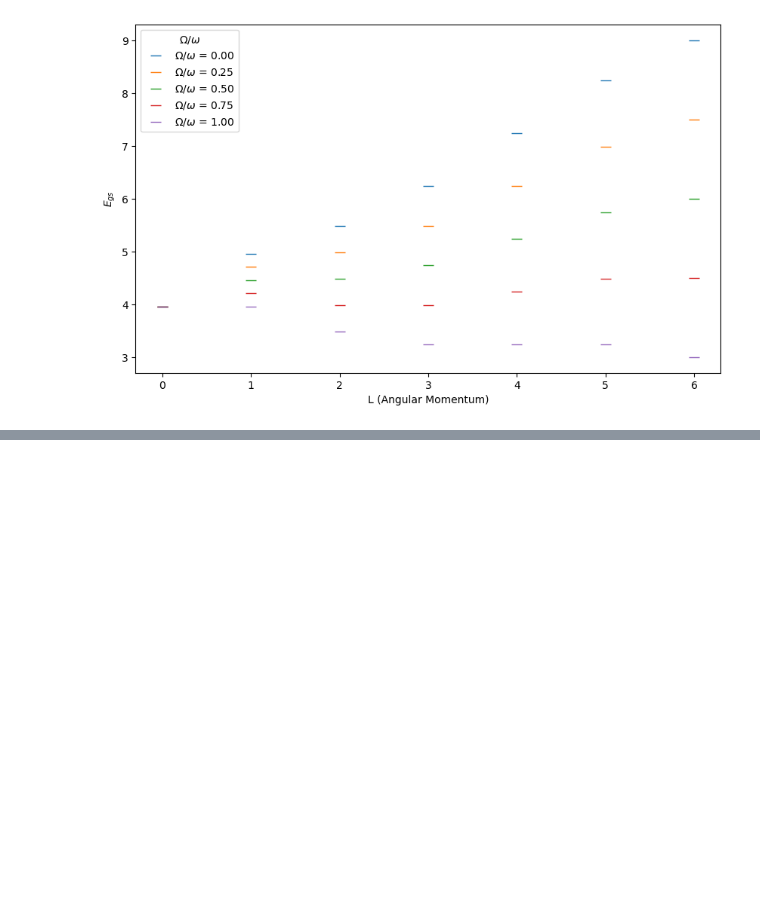
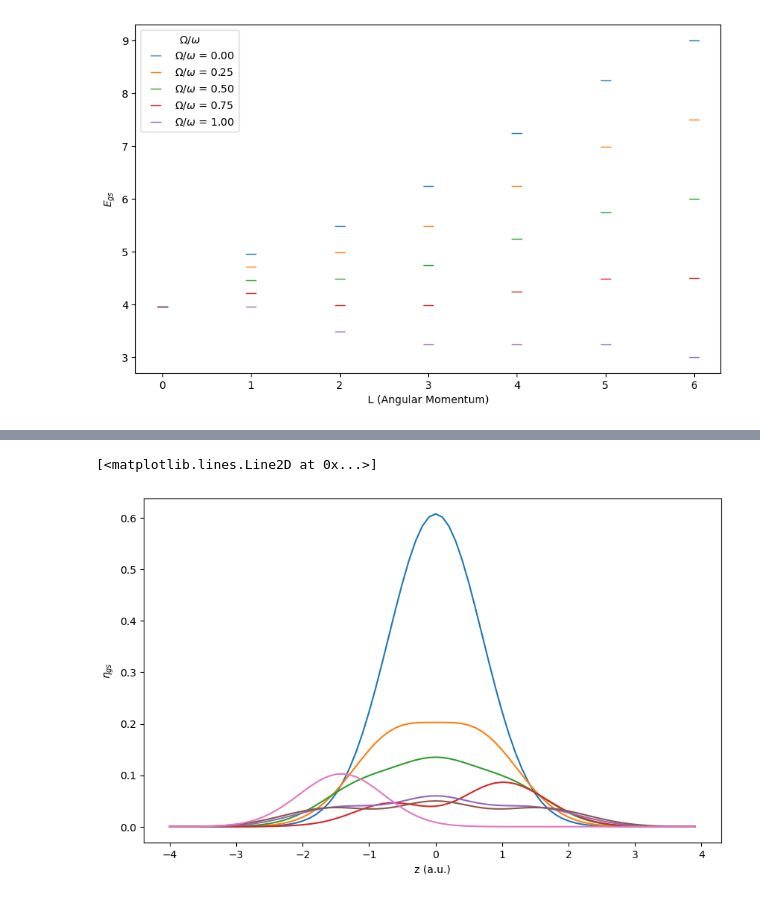
Before and after one commit to 6uillem/QSimulators, a Jupyter notebook: QSimul.ipynb, the cells around one changed output, grey strips where cells are left out. Cells and saved outputs as stored; diff of their text form; code cells hidden in the pictures; blank space fills up the shorter version.

```diff
--- a/QSimul.ipynb
+++ b/QSimul.ipynb
@@ -240,0 +314,44 @@ plt.show()
+# %%
+#%% Pair correlation operator 2nd quantization
+def pair_corr(eigenvector, N, L,z1,z2):
+    pair = 0
+    basis = fock_basis(N, L)
+    for i in range(L+1):
+        for j in range(L+1):
+            for k in range(L+1):
+                for l in range(L+1):
+                    for m in range(len(eigenvector)):
+                        new_state1 = basis[m].copy()
+                        new_state1[k] -= 1
+                        new_state1[l] -= 1
+                        for n in range(len(eigenvector)):
+                            new_state2 = basis[n].copy()
+                            new_state2[i] -= 1
+                            new_state2[j] -= 1
+                            if np.multiply((new_state2 - new_state1),(new_state2 - new_state1)).sum() == 0:
+                                pair +=np.sqrt(basis[m,k]*(new_state1[l]+1)*basis[n,i]*(new_state2[j]+1))*eigenvector[m]*np.conjugate(eigenvector[n])*np.conjugate(z1**i*np.exp(-np.abs(z1)**2/2)/np.sqrt(np.pi*math.factorial(i))*z2**j*np.exp(-np.abs(z2)**2/2)/np.sqrt(np.pi*math.factorial(j)))*z1**k*np.exp(-np.abs(z1)**2/2)/np.sqrt(np.pi*math.factorial(k))*z2**l*np.exp(-np.abs(z2)**2/2)/np.sqrt(np.pi*math.factorial(l))
+
+
+    return pair
+# %%
+z = np.arange(-4,4,0.1)
+pair = np.empty((L+1,len(z)))
+N = 3
+for l in tqdm(range(0,L+1)):
+    for i in range(len(z)):
+        k = len(fock_basis(N, l))
+        pair[l,i] = pair_corr(eigenvectors[l,:k,0],N,l,z[i],z_max[l])
+# %%
+plt.figure(figsize=(10, 6))
+plt.xlabel('z (a.u.)')
+plt.ylabel(r'$\eta_{gs}$')
+plt.plot(z,pair[0,:])
+plt.plot(z,pair[1,:])
+plt.plot(z,pair[2,:])
+plt.plot(z,pair[3,:])
+plt.plot(z,pair[4,:])
+plt.plot(z,pair[5,:])
+plt.plot(z,pair[6,:])
+# %% [output]
+[<matplotlib.lines.Line2D at 0x...>]
+[figure, added]
```
Also changed, not shown: parts of 7 cells of this notebook.
